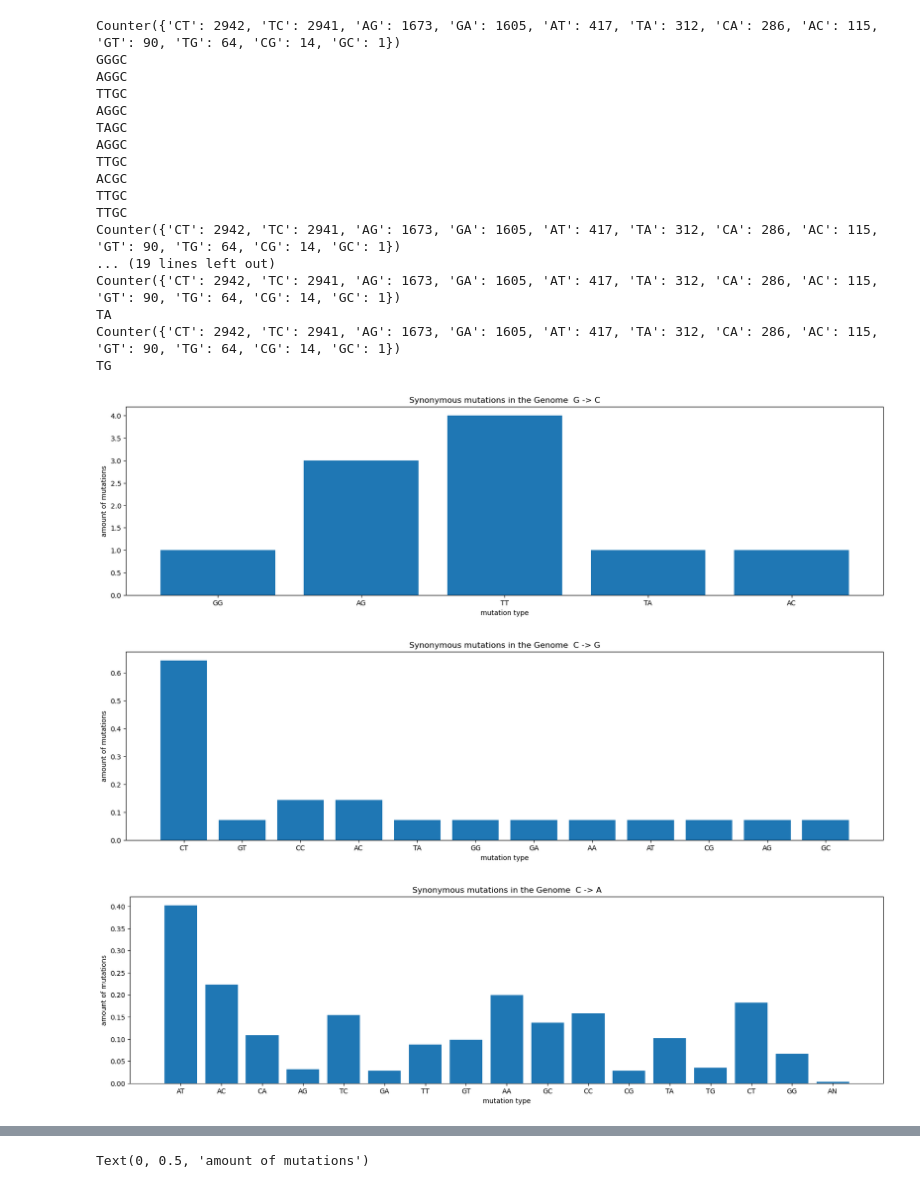
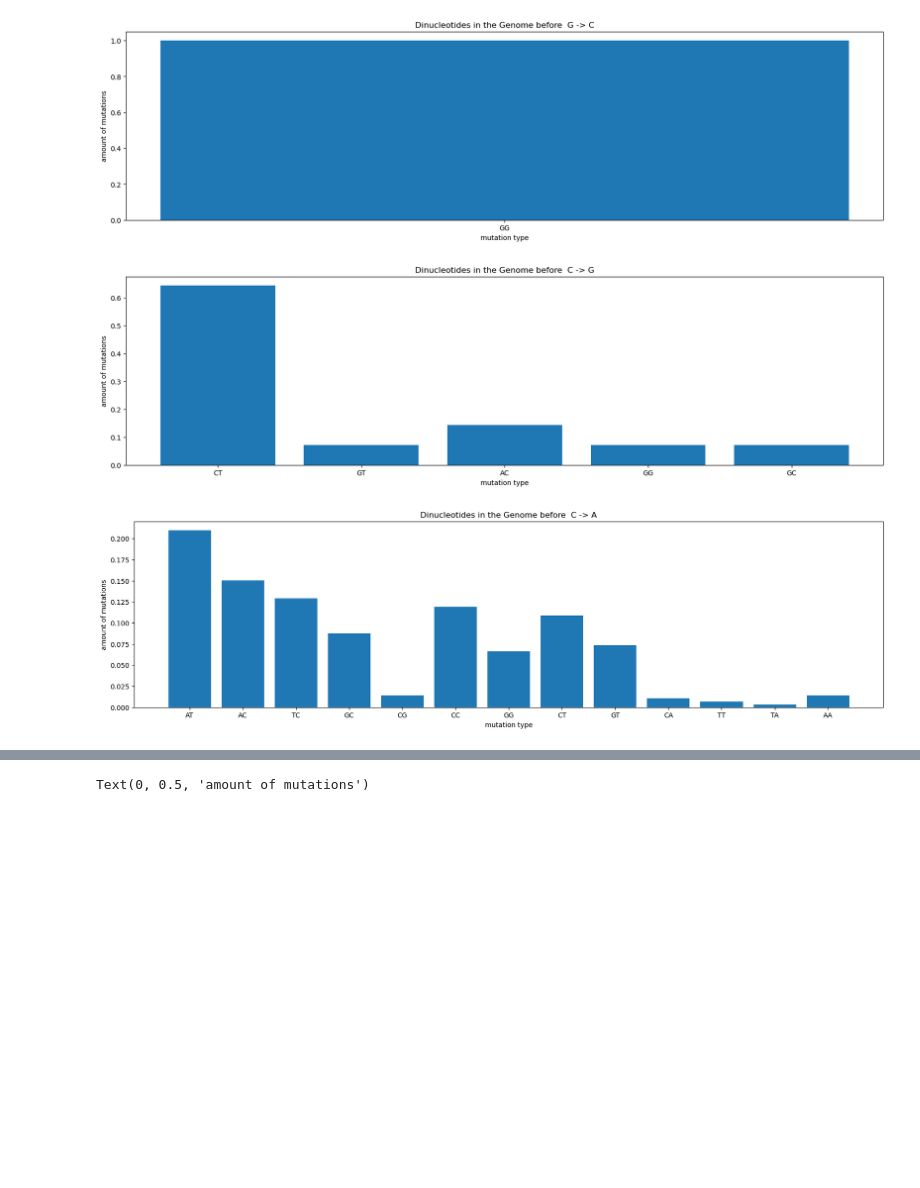
Before and after one commit to LauraU123/mutation_patterns, a Jupyter notebook: all_mutations.ipynb, the cells around one changed output, grey strips where cells are left out. Drawn from its saved outputs; the diff is of its cells as text; code cells hidden in the pictures; blank space fills up the shorter version.

Commit message:
dinucleotides added

```diff
--- a/all_mutations.ipynb
+++ b/all_mutations.ipynb
@@ -15,18 +14,18 @@ def CDS_finder(reference):
         if feature.type == 'CDS':
             cds_[feature.qualifiers['gene'][0]] = (list(feature.location))
 
-        if feature.type == 'source':everything = list(feature.location)
+        i#f feature.type == 'source':everything = list(feature.location)
 
     #not_cds = list(set(everything)-set(cds_))
     #corrected_CDS = [x for x in cds_ if x<=14900]
     #corrected_not_CDS = [x for x in not_cds if x<=14900]
     return(cds_)
+
 gene_cds = CDS_finder(ref)
-#print(gene_cds)
+
 def mutation_recursive(node, dictionary_=None, new_=None):
-    """ this function returns a dictionary with node name as key and a list of mutations along that branch as the info"""
+    """ this function returns a dictionary with node name as key and a list of mutations along that branch as the info, and excludes deletions and unknowns"""
     gene_cds = CDS_finder(ref)
-
 
     if new_ is None:
         new_ = []
@@ -42,8 +41,6 @@ def mutation_recursive(node, dictionary_=None, new_=None):
                 if gene in node['branch_attrs']['mutations']:
                     for mut in node['branch_attrs']['mutations'][gene]:
                         aa_mutations.append(int(mut[1:-1])*3+loc[0])
-            #print(len(aa_mutations))
-
             for mut in node['branch_attrs']['mutations']['nuc']:
                 if '-' not in mut and '*' not in mut and 'N' not in mut and "R" not in mut and "Y" not in mut and "M" not in mut and "D" not in mut:
                     if int(mut[1:-1]) not in aa_mutations and int(mut[1:-1])+2 not in aa_mutations and int(mut[1:-1])+1 not in aa_mutations:
@@ -59,25 +56,23 @@ def mutation_recursive(node, dictionary_=None, new_=None):
 
     return(dictionary_)
 
-all_muts = []
 mut_in_gene = defaultdict(list)
-# all CDS
-gene_cds = CDS_finder(ref)
-lst_cds = []
+lst_cds, all_muts = ([] for i in range(2))
 for gene, cds in gene_cds.items():
     for i in cds:
         lst_cds.append(int(i))
 
-
+mut_by_node_CDS = defaultdict(list)
 with open ("data/rsv_a_genome.json") as file_:
     f = json.load(file_)
     mut_by_node = mutation_recursive(f['tree'])
     for node, muts in mut_by_node.items():
         for m in muts:
             if int(m[1:-1]) in lst_cds:
+                mut_by_node_CDS[node].append(m)
                 all_muts.append(f'{m[0]}{m[-1]}')
 all_mut_freq = Counter(all_muts)
-print(all_mut_freq)
+
 #plt.bar(for_graph.keys(), for_graph.values())
 #plt.title("Amount of synonymous mutation types in the RSV-A genome")
 #plt.xlabel("mutation type")
@@ -95,8 +90,7 @@ print(all_mut_freq)
 all_dinucleotides = []
 aligned_for_tree = SeqIO.parse("data/reconstructed_sequences.fasta", "fasta")
 for entry in aligned_for_tree:
-    for i in mut_by_node[entry.id]:
-        #print(i)
+    for i in mut_by_node_CDS[entry.id]:
         location_of_interest = int(i[1:-1])
         dinucleotide_and_mut = entry.seq[location_of_interest-3:location_of_interest-1] + f'{i[0]}{i[-1]}'
         all_dinucleotides.append(str(dinucleotide_and_mut))
@@ -117,66 +111,36 @@ for item_ in all_dinucleotides:
         if item_[2:] == "AT": at_list.append(item_)
         if item_[2:] == "TA": ta_list.append(item_)
         if item_[2:] == "AC": ac_list.append(item_)
         if item_[2:] == "AG": ag_list.append(item_)
 
 dinucl_counter = Counter(all_dinucleotides)
 gc_counter = Counter(gc_list)
 cg_counter = Counter(cg_list)
 ca_counter = Counter(ca_list)
 ct_counter = Counter(ct_list)
 ga_counter = Counter(ga_list)
 ag_counter = Counter(ag_list)
 tc_counter = Counter(tc_list)
 gt_counter = Counter(gt_list)
 at_counter = Counter(at_list)
 ac_counter = Counter(ac_list)
 ta_counter = Counter(ta_list)
 tg_counter = Counter(tg_list)
 
 counters = [gc_counter, cg_counter, ca_counter, ct_counter,ga_counter, ag_counter, tc_counter, gt_counter, at_counter, ac_counter, ta_counter, tg_counter]
 type_= ["GC", "CG", "CA", "CT", "GA", "AG", "TC", "GT", "AT", "AC", "TA", "TG"]
-
-#ax = plt.bar(figsize=(40,3))
-for (i,counter_), typ in zip(enumerate(counters), type_):
-    print(all_mut_freq)
-    print(typ)
+for counter_, typ in zip(counters, type_):
+    plt_1 = plt.figure(figsize=(20, 5))
     for mut, freq in all_mut_freq.items():
         if mut == typ:
             values_weighed = [val/freq for val in counter_.values()]
             dinucl = [key[:2] for key in counter_.keys()]
-            plt_1 = plt.figure(figsize=(20, 5))
             plt.bar(dinucl, values_weighed)
-            plt.title(f"Synonymous mutations in the Genome  {typ[0]} -> {typ[1]}")
+            plt.title(f"Dinucleotides in the Genome before  {typ[0]} -> {typ[1]}")
             plt.xlabel("mutation type")
             plt.ylabel("amount of mutations")
 plt.show()
-
-
-
-
-#plt.bar(dinucl_counter.keys(), dinucl_counter.values())
-#plt.title("Dinucleotides before mutation and mutation")
-#plt.xlabel("mutation type")
-#plt.ylabel("amount of mutations")
-#gene_cds = CDS_finder(ref)
 # %% [output]
-Counter({'CT': 2942, 'TC': 2941, 'AG': 1673, 'GA': 1605, 'AT': 417, 'TA': 312, 'CA': 286, 'AC': 115, 'GT': 90, 'TG': 64, 'CG': 14, 'GC': 1})
-GGGC
-AGGC
-TTGC
-AGGC
-TAGC
-AGGC
-TTGC
-ACGC
-TTGC
-TTGC
-Counter({'CT': 2942, 'TC': 2941, 'AG': 1673, 'GA': 1605, 'AT': 417, 'TA': 312, 'CA': 286, 'AC': 115, 'GT': 90, 'TG': 64, 'CG': 14, 'GC': 1})
-... (19 lines left out)
-Counter({'CT': 2942, 'TC': 2941, 'AG': 1673, 'GA': 1605, 'AT': 417, 'TA': 312, 'CA': 286, 'AC': 115, 'GT': 90, 'TG': 64, 'CG': 14, 'GC': 1})
-TA
-Counter({'CT': 2942, 'TC': 2941, 'AG': 1673, 'GA': 1605, 'AT': 417, 'TA': 312, 'CA': 286, 'AC': 115, 'GT': 90, 'TG': 64, 'CG': 14, 'GC': 1})
-TG
-[figure, old version]
+[figure, new version]
-[figure, old version]
+[figure, new version]
-[figure, old version]
+[figure, new version]
```
Also changed, not shown: parts of 8 cells of this notebook.
